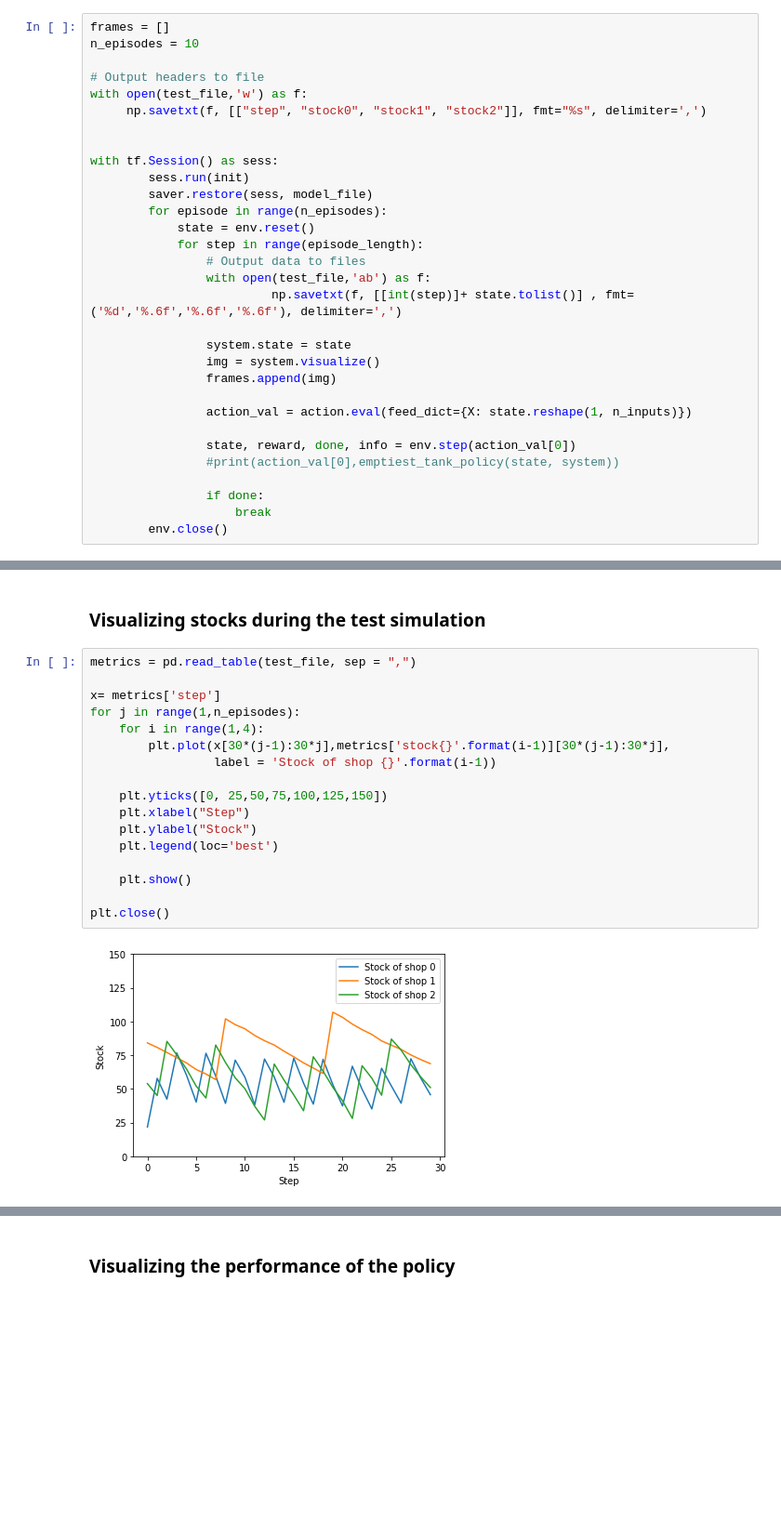
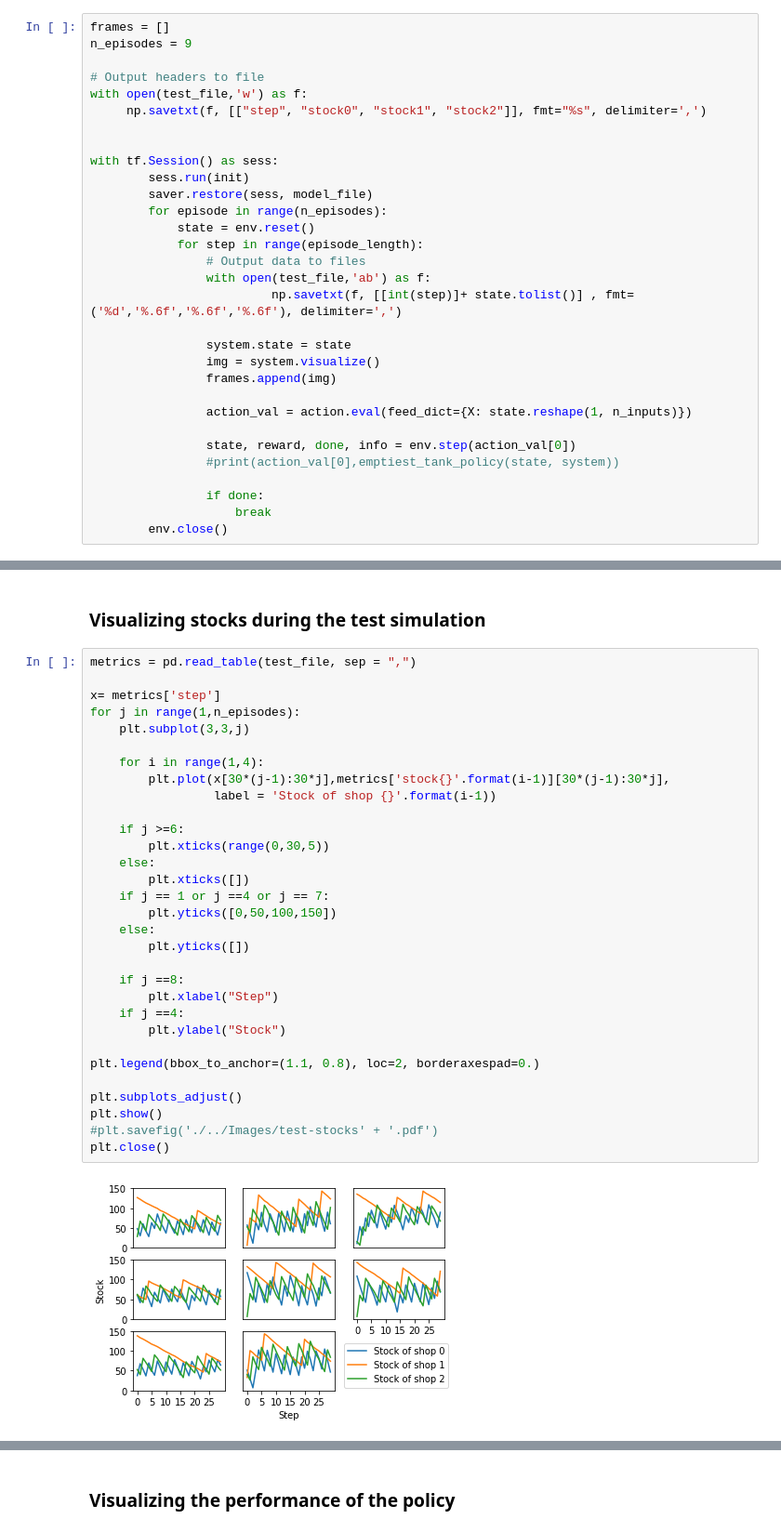
Before and after one commit to dsalgador/master-thesis, a Jupyter notebook: Imitation-Learning/Chapter5-Simulations.ipynb, the cells around one changed output, grey strips where cells are left out. Shown: that part at 93% size. Cells and saved outputs as stored; diff of their text form; blank space fills up the shorter version.

```diff
--- a/Imitation-Learning/Chapter5-Simulations.ipynb
+++ b/Imitation-Learning/Chapter5-Simulations.ipynb
@@ -577,7 +603,7 @@ env = gym.make("PDSystemEnv-v0")
 env._max_episode_steps = episode_length
 # %%
 frames = []
-n_episodes = 10
+n_episodes = 9
 
 # Output headers to file
 with open(test_file,'w') as f:
@@ -613,19 +639,33 @@ INFO:tensorflow:Restoring parameters from ./simulations/simulation1/final_nn_cla
 # %%
 metrics = pd.read_table(test_file, sep = ",")
 
 x= metrics['step']
 for j in range(1,n_episodes):
+    plt.subplot(3,3,j)
+
     for i in range(1,4):
         plt.plot(x[30*(j-1):30*j],metrics['stock{}'.format(i-1)][30*(j-1):30*j],
                  label = 'Stock of shop {}'.format(i-1))
 
-    plt.yticks([0, 25,50,75,100,125,150])
-    plt.xlabel("Step")
-    plt.ylabel("Stock")
-    plt.legend(loc='best')
+    if j >=6:
+        plt.xticks(range(0,30,5))
+    else:
+        plt.xticks([])
+    if j == 1 or j ==4 or j == 7:
+        plt.yticks([0,50,100,150])
+    else:
+        plt.yticks([])
 
-    plt.show()
+    if j ==8:
+        plt.xlabel("Step")
+    if j ==4:
+        plt.ylabel("Stock")
 
+plt.legend(bbox_to_anchor=(1.1, 0.8), loc=2, borderaxespad=0.)
+
+plt.subplots_adjust()
+plt.show()
+#plt.savefig('./../Images/test-stocks' + '.pdf')
 plt.close()
 # %% [output]
-[figure, old version]
+[figure, new version]
```
Also changed, not shown: parts of 8 cells of this notebook.
